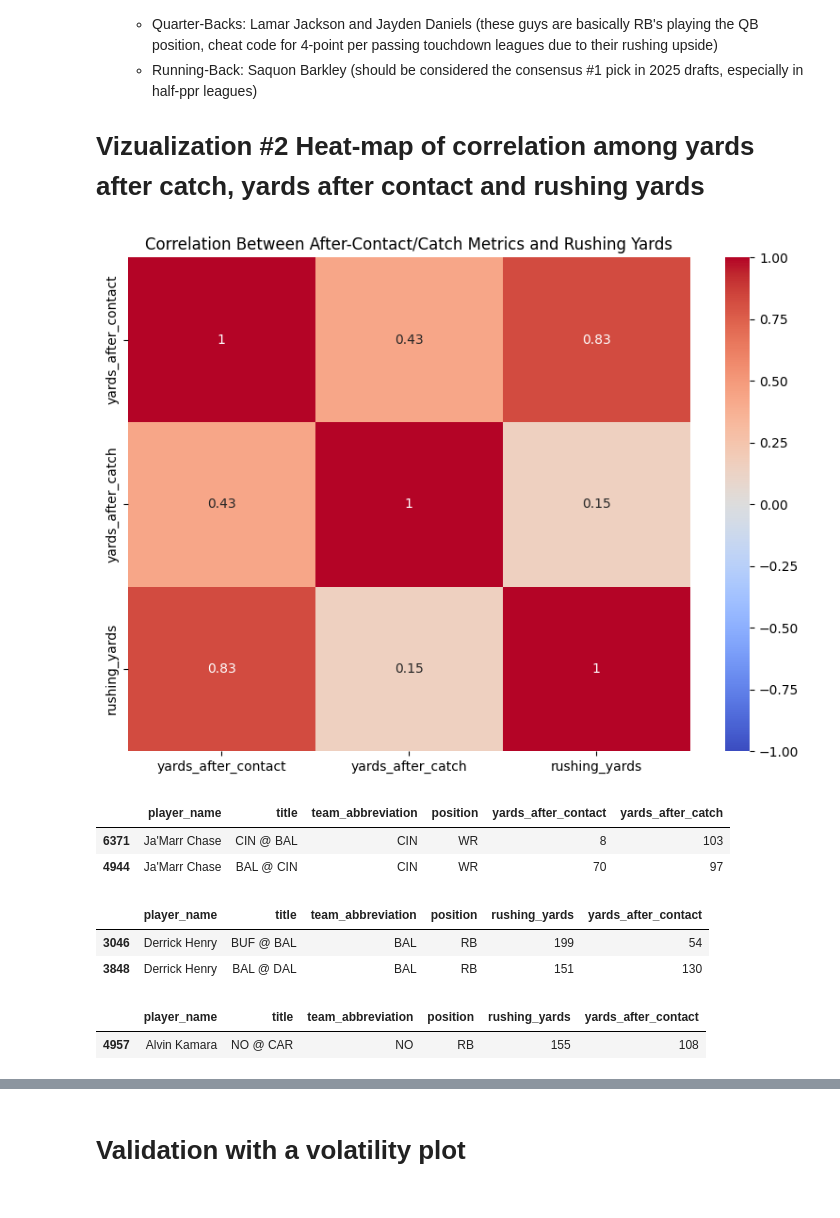
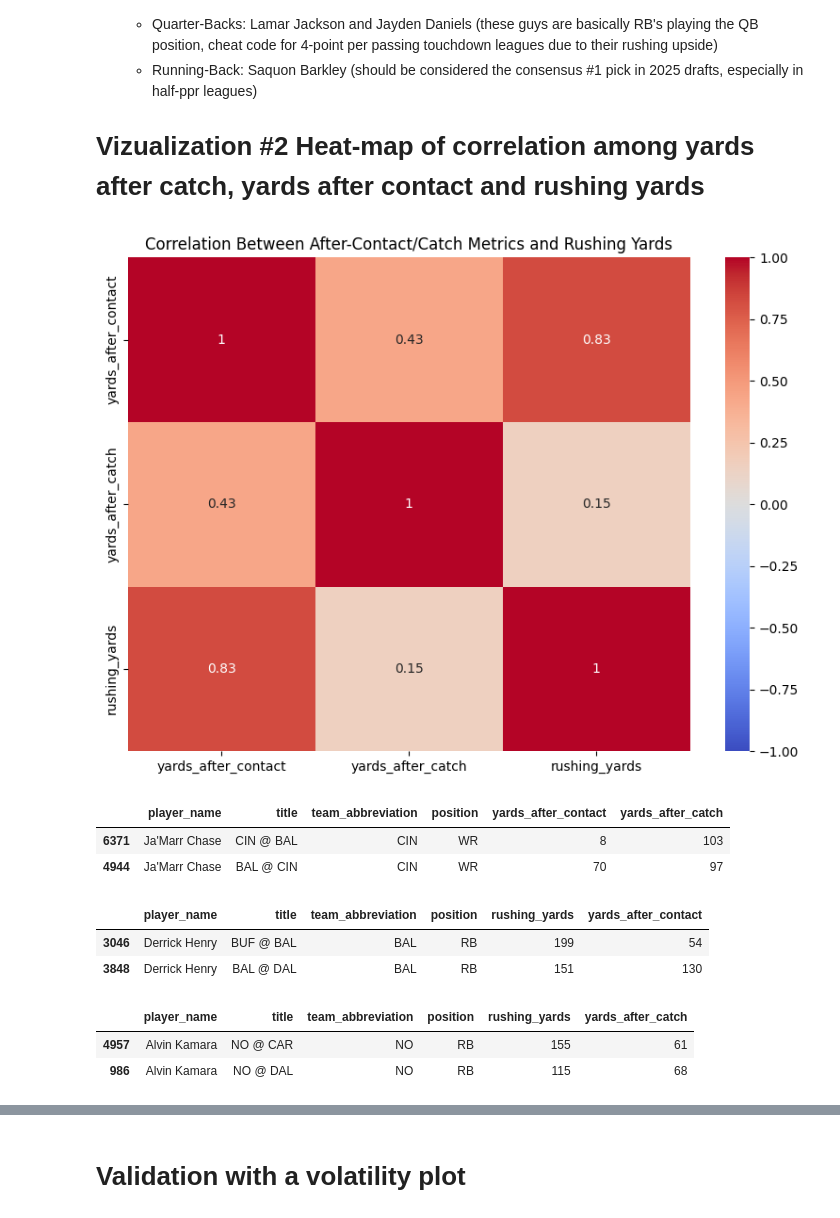
Before and after one commit to Jhonyel/Technical-Interview-Football, a Jupyter notebook: TechnicalFantasyAnalysis.ipynb, the cells around one changed output, grey strips where cells are left out. Saved outputs shown, nothing was run; the diff lists cells and outputs as text; code cells hidden in the pictures.

```diff
--- a/TechnicalFantasyAnalysis.ipynb
+++ b/TechnicalFantasyAnalysis.ipynb
@@ -199,18 +196,17 @@ def get_player_stats(df, player_name, stat_column=None):
         return None
 
     #Logic for retrieving a specific stat
-    if stat_column:
-        if isinstance(stat_column, str):
-            if stat_column in player_data.columns:
-                return player_data[['player_name', 'title', stat_column]]
+    if stat_column and isinstance(stat_column, str):
+        if stat_column in player_data.columns:
+            return player_data[['player_name', 'title', stat_column]]
 
-            else:
-                print(f"Column '{stat_column}' not found. Available columns: {', '.join(player_data.columns[:10])}...")
-                return None
+        else:
+            print(f"Column '{stat_column}' not found. Available columns: {', '.join(player_data.columns[:10])}...")
+            return None
 
-        elif isinstance(stat_column, list):
-            columns_to_return = ['player_name', 'title', 'team_abbreviation', 'position'] + [col for col in stat_column]
-            return player_data[columns_to_return]
+    elif stat_column and isinstance(stat_column, list):
+        columns_to_return = ['player_name', 'title', 'team_abbreviation', 'position'] + [col for col in stat_column]
+        return player_data[columns_to_return]
 
     return player_data
 
@@ -234,10 +230,6 @@ def get_max_stats(df, stats, positions=None):
         DataFrame showing the player with max stat value for each position and statistic
     """
     filtered_df = df.copy()
-
-    if 'position' not in filtered_df.columns:
-        print("Error: Position column not found in the dataset")
-        return None
 
     # Process positions parameter
     if positions is None:
@@ -275,10 +267,6 @@ def get_max_stats(df, stats, positions=None):
         for stat in stat_list:
             max_value = pos_data[stat].max()
 
-            # Skip if all values are NaN
-            if pd.isna(max_value):
-                continue
-
             # Find all players who achieved this maximum
             max_players = pos_data[pos_data[stat] == max_value]
 
@@ -326,35 +314,41 @@ display(lamar_max_rushing)
 # %%
 correlation_cols = ['yards_after_contact', 'yards_after_catch', 'rushing_yards']
 corr_matrix = df_clean[correlation_cols].corr()
 plt.figure(figsize=(8, 6))
 sns.heatmap(corr_matrix, annot=True, cmap='coolwarm', vmin=-1, vmax=1)
 plt.title('Correlation Between After-Contact/Catch Metrics and Rushing Yards')
 plt.tight_layout()
 plt.show()
-alvin_stats_df = get_player_stats(df_clean,'alvin kamara', ['rushing_yards', 'yards_after_contact'])
+
+alvin_stats_df = get_player_stats(df_clean,'alvin kamara', ['rushing_yards', 'yards_after_catch'])
 alvin_max_rushing = alvin_stats_df['rushing_yards'].idxmax()
-alvin_stats_df = alvin_stats_df.loc[[alvin_max_rushing]]
+alvin_max_yards_after_catch = alvin_stats_df['yards_after_catch'].idxmax()
+alvin_stats_df = pd.concat([alvin_stats_df.loc[[alvin_max_rushing]], alvin_stats_df.loc[[alvin_max_yards_after_catch]]])
+
 derrick_stats_df = get_player_stats(df_clean, 'derrick henry', ['rushing_yards', 'yards_after_contact'])
 derrick_max_rushing = derrick_stats_df['rushing_yards'].idxmax()
 derrick_max_yards_after_contact = derrick_stats_df['yards_after_contact'].idxmax()
 derrick_stats_df = pd.concat([derrick_stats_df.loc[[derrick_max_rushing]], derrick_stats_df.loc[[derrick_max_yards_after_contact]]])
+
 jamarr_stats_df = get_player_stats(df_clean, "Ja'marr chase", ['yards_after_contact','yards_after_catch'])
 jamarr_max_yards_after_catch = jamarr_stats_df['yards_after_catch'].idxmax()
 jamarr_max_yards_after_contact = jamarr_stats_df['yards_after_contact'].idxmax()
 jamarr_stats_df = pd.concat([jamarr_stats_df.loc[[jamarr_max_yards_after_catch]], jamarr_stats_df.loc[[jamarr_max_yards_after_contact]]])
+
 display(jamarr_stats_df)
 display(derrick_stats_df)
 display(alvin_stats_df)
 # %% [output]
 [figure]
 |  | player_name | title | team_abbreviation | position | yards_after_contact | yards_after_catch |
 | 6371 | Ja'Marr Chase | CIN @ BAL | CIN | WR | 8 | 103 |
 | 4944 | Ja'Marr Chase | BAL @ CIN | CIN | WR | 70 | 97 |
 |  | player_name | title | team_abbreviation | position | rushing_yards | yards_after_contact |
 | 3046 | Derrick Henry | BUF @ BAL | BAL | RB | 199 | 54 |
 | 3848 | Derrick Henry | BAL @ DAL | BAL | RB | 151 | 130 |
-|  | player_name | title | team_abbreviation | position | rushing_yards | yards_after_contact |
-| 4957 | Alvin Kamara | NO @ CAR | NO | RB | 155 | 108 |
+|  | player_name | title | team_abbreviation | position | rushing_yards | yards_after_catch |
+| 4957 | Alvin Kamara | NO @ CAR | NO | RB | 155 | 61 |
+| 986 | Alvin Kamara | NO @ DAL | NO | RB | 115 | 68 |
 # %% [markdown]
 # Comentary: This heatmap reveals the correlation between yards after contact, yards after catch and rushing yards.
 - The strong positive correlation between rushing yards and yards after contact (0.83) suggests that players who excel at breaking tackles contribute significantly to rushing production (think running backs that excel at running between the tackles like Derrick Henry)
```
Also changed, not shown: parts of 3 cells of this notebook.
